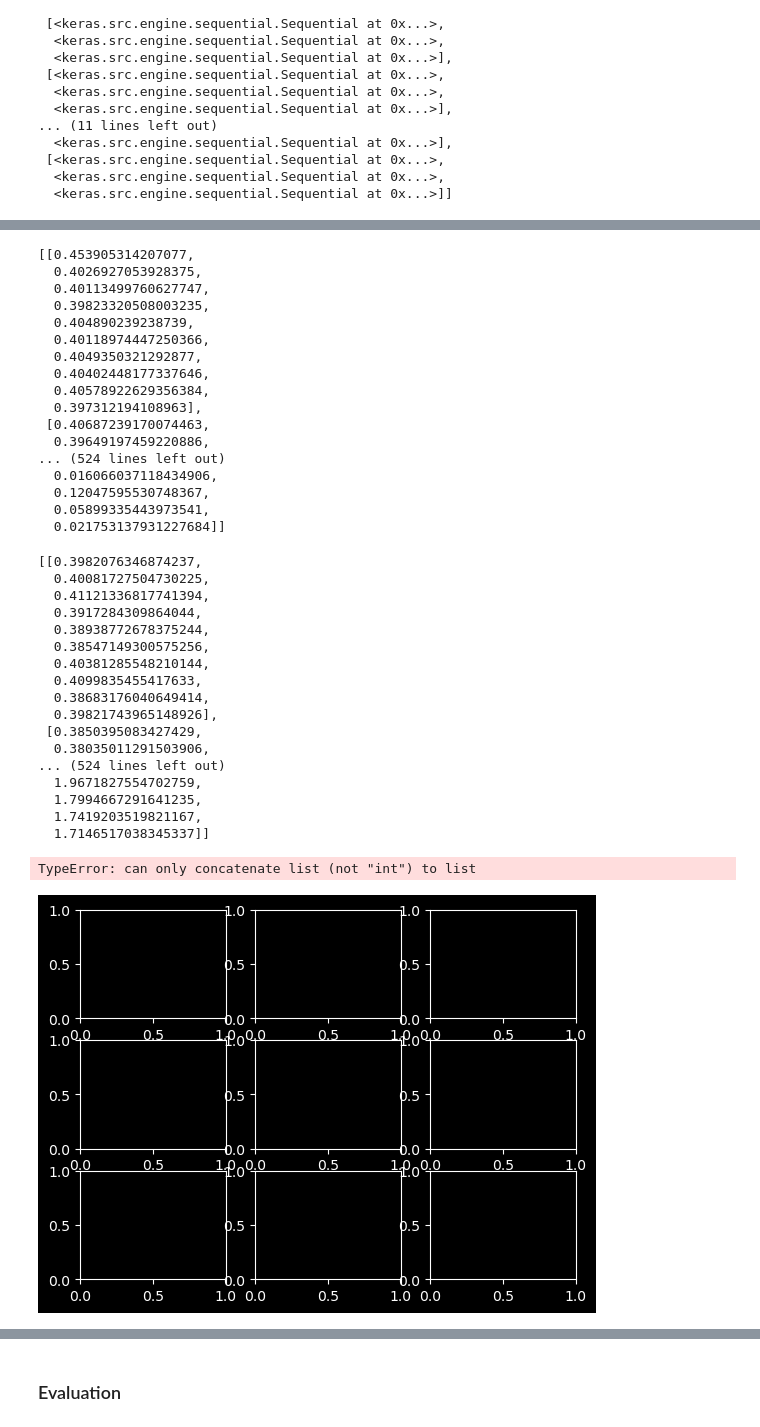
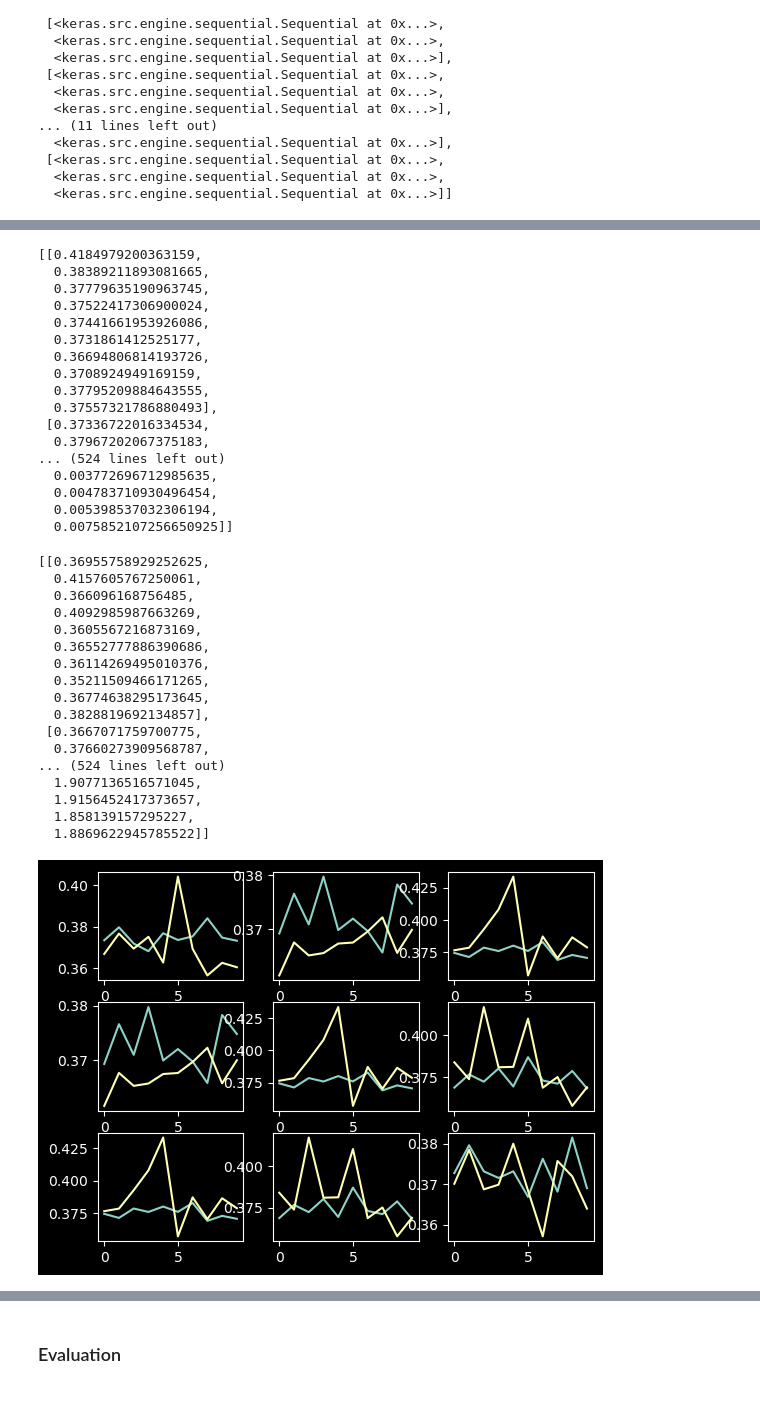
Before and after one commit to dhzdhd/DSE, a Jupyter notebook: Year 3/Semester 5/DL lab/Week 2/W2.ipynb, the cells around one changed output, grey strips where cells are left out. Drawn from its saved outputs; the diff is of its cells as text; code cells hidden in the pictures; blank space fills up the shorter version.

```diff
--- a/Year 3/Semester 5/DL lab/Week 2/W2.ipynb
+++ b/Year 3/Semester 5/DL lab/Week 2/W2.ipynb
@@ -211,18 +235,18 @@ y_test = tf.convert_to_tensor(y_test)
 models = list(it.repeat([
     Sequential([
         Dense(128, activation='relu', input_shape=(dims,)),
-        Dense(2, activation='sigmoid', input_shape=(dims,)),
+        Dense(1, activation='sigmoid', input_shape=(dims,)),
     ]),
     Sequential([
         Dense(128, activation='relu', input_shape=(dims,)),
         Dense(64, activation='relu', input_shape=(dims,)),
-        Dense(2, activation='sigmoid', input_shape=(dims,)),
+        Dense(1, activation='sigmoid', input_shape=(dims,)),
     ]),
     Sequential([
         Dense(128, activation='relu', input_shape=(dims,)),
         Dense(64, activation='relu', input_shape=(dims,)),
         Dense(32, activation='relu', input_shape=(dims,)),
-        Dense(2, activation='sigmoid', input_shape=(dims,)),
+        Dense(1, activation='sigmoid', input_shape=(dims,)),
     ]),
 ], 9))
 models
@@ -251,4 +275,4 @@ learning_rate = [0.1, 0.01, 0.001]
 # %%
 for i in models:
     for j in range(len(i)):
-        i[j].compile(optimizer=Adam(learning_rate=learning_rate[j]), loss='sparse_categorical_crossentropy', metrics=['accuracy'])
+        i[j].compile(optimizer=Adam(learning_rate=learning_rate[j]), loss='binary_crossentropy', metrics=['accuracy', Recall(), Precision()])
@@ -278,55 +308,54 @@ Epoch 30/30
 tlosses = [i.history['loss'] for i in trains]
 tlosses
 # %% [output]
-[[0.453905314207077,
-  0.4026927053928375,
-  0.40113499760627747,
-  0.39823320508003235,
-  0.404890239238739,
-  0.40118974447250366,
-  0.4049350321292877,
-  0.40402448177337646,
-  0.40578922629356384,
-  0.397312194108963],
- [0.40687239170074463,
-  0.39649197459220886,
+[[0.4184979200363159,
+  0.38389211893081665,
+  0.37779635190963745,
+  0.37522417306900024,
+  0.37441661953926086,
+  0.3731861412525177,
+  0.36694806814193726,
+  0.3708924949169159,
+  0.37795209884643555,
+  0.37557321786880493],
+ [0.37336722016334534,
+  0.37967202067375183,
 ... (524 lines left out)
-  0.016066037118434906,
-  0.12047595530748367,
-  0.05899335443973541,
-  0.021753137931227684]]
+  0.003772696712985635,
+  0.004783710930496454,
+  0.005398537032306194,
+  0.0075852107256650925]]
 # %%
 vlosses = [i.history['val_loss'] for i in trains]
 vlosses
 # %% [output]
-[[0.3982076346874237,
-  0.40081727504730225,
-  0.41121336817741394,
-  0.3917284309864044,
-  0.38938772678375244,
-  0.38547149300575256,
-  0.40381285548210144,
-  0.4099835455417633,
-  0.38683176040649414,
-  0.39821743965148926],
- [0.3850395083427429,
-  0.38035011291503906,
+[[0.36955758929252625,
+  0.4157605767250061,
+  0.366096168756485,
+  0.4092985987663269,
+  0.3605567216873169,
+  0.36552777886390686,
+  0.36114269495010376,
+  0.35211509466171265,
+  0.36774638295173645,
+  0.3828819692134857],
+ [0.3667071759700775,
+  0.37660273909568787,
 ... (524 lines left out)
-  1.9671827554702759,
-  1.7994667291641235,
-  1.7419203519821167,
-  1.7146517038345337]]
+  1.9077136516571045,
+  1.9156452417373657,
+  1.858139157295227,
+  1.8869622945785522]]
 # %%
 epoch_index = 0
 fig, axs = plt.subplots(3, 3)
 
 for j in range(3):
     for k in range(3):
-        axs[j, k].plot(range(epochs[epoch_index]), tlosses[i + j + k])
-        axs[j, k].plot(range(epochs[epoch_index]), vlosses[i + j + k])
+        axs[j, k].plot(range(epochs[epoch_index]), tlosses[1 + j + k])
+        axs[j, k].plot(range(epochs[epoch_index]), vlosses[1 + j + k])
 # %% [output]
-TypeError: can only concatenate list (not "int") to list
-[figure, old version]
+[figure, new version]
 # %%
 epoch_index = 1
 fig, axs = plt.subplots(3, 3)
```
Also changed, not shown: parts of 9 cells of this notebook, 2 other files.
